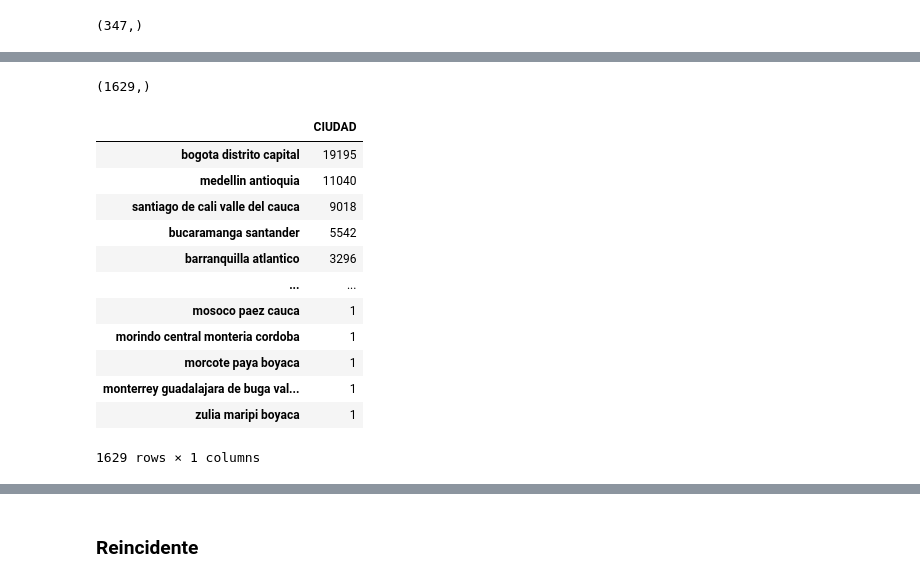
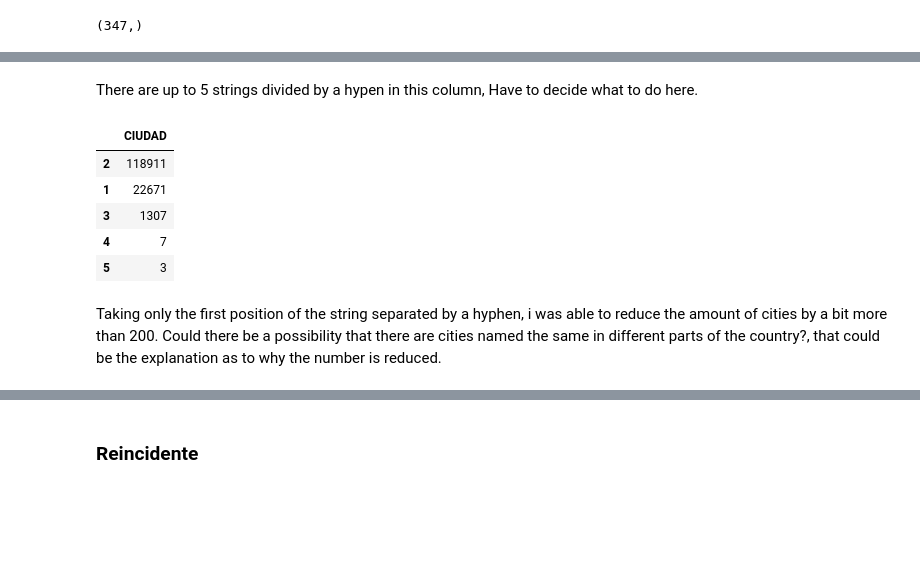
Before and after one commit to dehoyosb/MinJusticia_team77_DS4A_Project, a Jupyter notebook: exploratory_data_analysis_daniel.ipynb, the cells around one changed output, grey strips where cells are left out. Saved outputs shown, nothing was run; the diff lists cells and outputs as text; code cells hidden in the pictures; blank space fills up the shorter version.

```diff
--- a/exploratory_data_analysis_daniel.ipynb
+++ b/exploratory_data_analysis_daniel.ipynb
@@ -392,4 +582,0 @@ data['PAIS_INTERNO'].value_counts().to_frame()
-# %%
-data['PAIS_INTERNO'] = data['PAIS_INTERNO'].apply(lambda x: ' '.join(unidecode.unidecode(re.sub(r'[^\w]', ' ',str(x)).lower()).split()))
-data['PAIS_INTERNO'] = data['PAIS_INTERNO'].astype('category')
-data['PAIS_INTERNO'].unique().shape
@@ -397,0 +585,3 @@ data['PAIS_INTERNO'].unique().shape
+# %%
+data['PAIS_INTERNO'] = data['PAIS_INTERNO'].astype('category')
+data['PAIS_INTERNO'] = data['PAIS_INTERNO'].cat.codes.replace(-1, np.nan)
@@ -427,0 +629,3 @@ data['DEPARTAMENTO'].value_counts().to_frame()
+# %%
+data['DEPARTAMENTO'] = data['DEPARTAMENTO'].astype('category')
+data['DEPARTAMENTO'] = data['DEPARTAMENTO'].cat.codes.replace(-1, np.nan)
@@ -448,22 +664,13 @@ data['CIUDAD'].value_counts().to_frame()
-# %%
-data['CIUDAD'] = data['CIUDAD'].apply(lambda x: ' '.join(unidecode.unidecode(re.sub(r'[^\w]', ' ',str(x)).lower()).split()))
-data['CIUDAD'] = data['CIUDAD'].astype('category')
-data['CIUDAD'].unique().shape
-# %% [output]
-(1629,)
+# %% [markdown]
+There are up to 5 strings divided by a hypen in this column, Have to decide what to do here.
 # %%
-data['CIUDAD'].value_counts().to_frame()
+data['CIUDAD'].apply(lambda x: len(x.split('-'))).value_counts().to_frame()
 # %% [output]
 |  | CIUDAD |
-| bogota distrito capital | 19195 |
-| medellin antioquia | 11040 |
-| santiago de cali valle del cauca | 9018 |
-| bucaramanga santander | 5542 |
-| barranquilla atlantico | 3296 |
-| ... | ... |
-| mosoco paez cauca | 1 |
-| morindo central monteria cordoba | 1 |
-| morcote paya boyaca | 1 |
-| monterrey guadalajara de buga val... | 1 |
-| zulia maripi boyaca | 1 |
+| 2 | 118911 |
+| 1 | 22671 |
+| 3 | 1307 |
+| 4 | 7 |
+| 5 | 3 |
-1629 rows × 1 columns
+# %% [markdown]
+Taking only the first position of the string separated by a hyphen, i was able to reduce the amount of cities by a bit more than 200. Could there be a possibility that there are cities named the same in different parts of the country?, that could be the explanation as to why the number is reduced.
```
Also changed, not shown: parts of 147 cells of this notebook.
